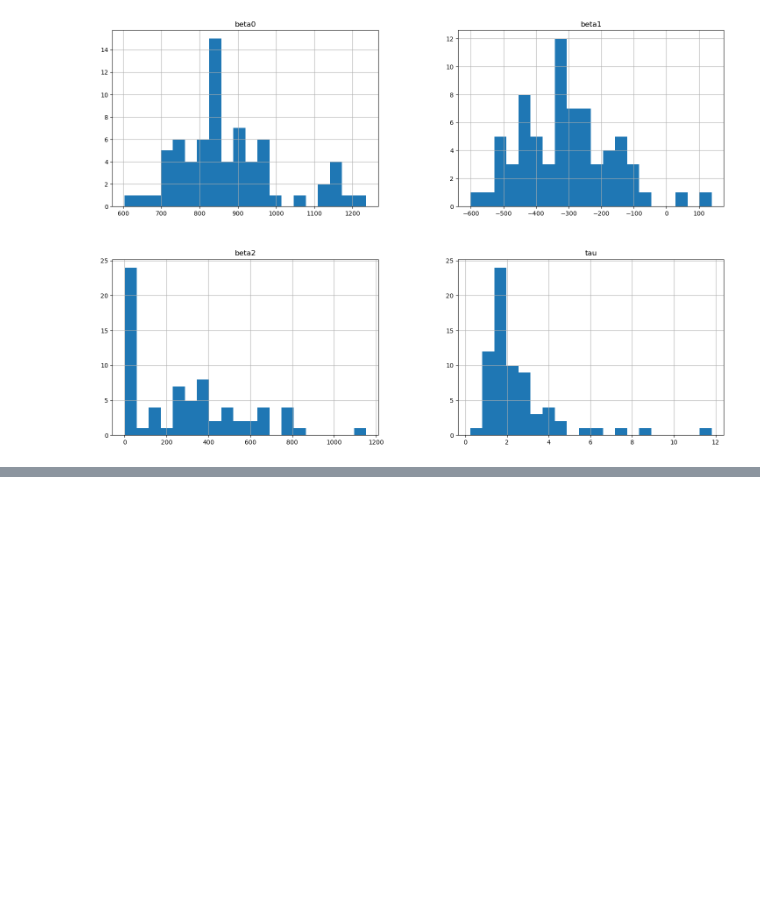
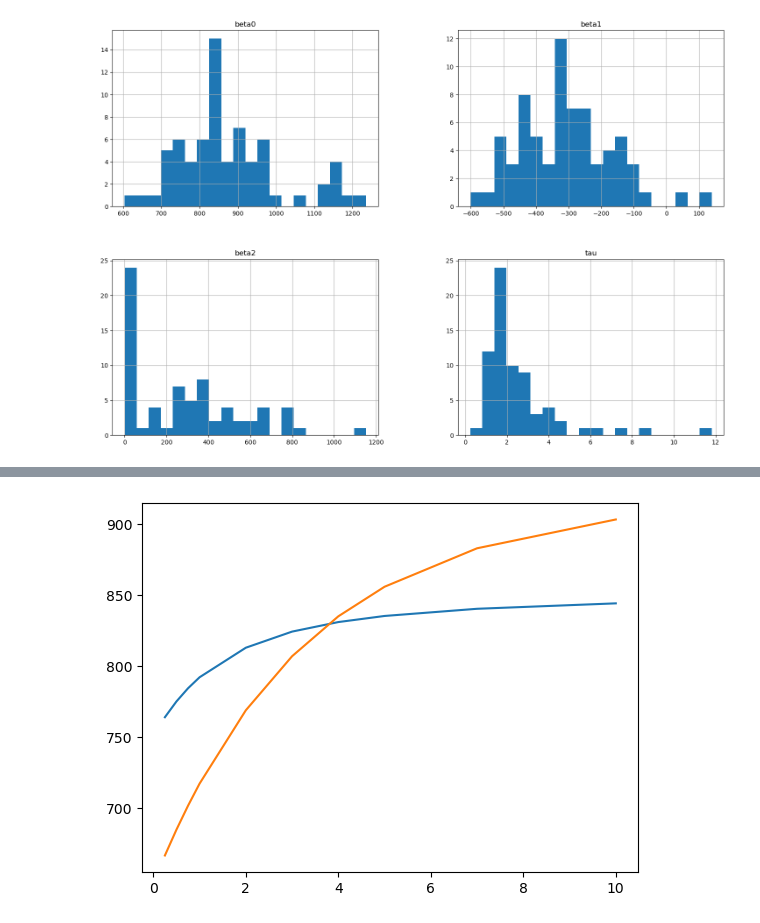
Before and after one commit to VsevolodZaostrovsky/MOEX-Yield-Curve-Forecasting, a Jupyter notebook: DataWork/NSmodel.ipynb, the cells around one changed output, grey strips where cells are left out. Cells and saved outputs as stored; diff of their text form; code cells hidden in the pictures; blank space fills up the shorter version.

```diff
--- a/DataWork/NSmodel.ipynb
+++ b/DataWork/NSmodel.ipynb
@@ -120,0 +138,5 @@ data.to_csv('coefsDrops.csv')
+# %%
+plotZCY(852.9332, -102.46299, -3.655515e-03, 0.8716030, 'real data')
+plotZCY(928.8630, -281.9620, 225.8354, 3.110177, 'forcast')
+# %% [output]
+[figure, added]
```
Also changed, not shown: parts of 3 cells of this notebook, 8 other files.
